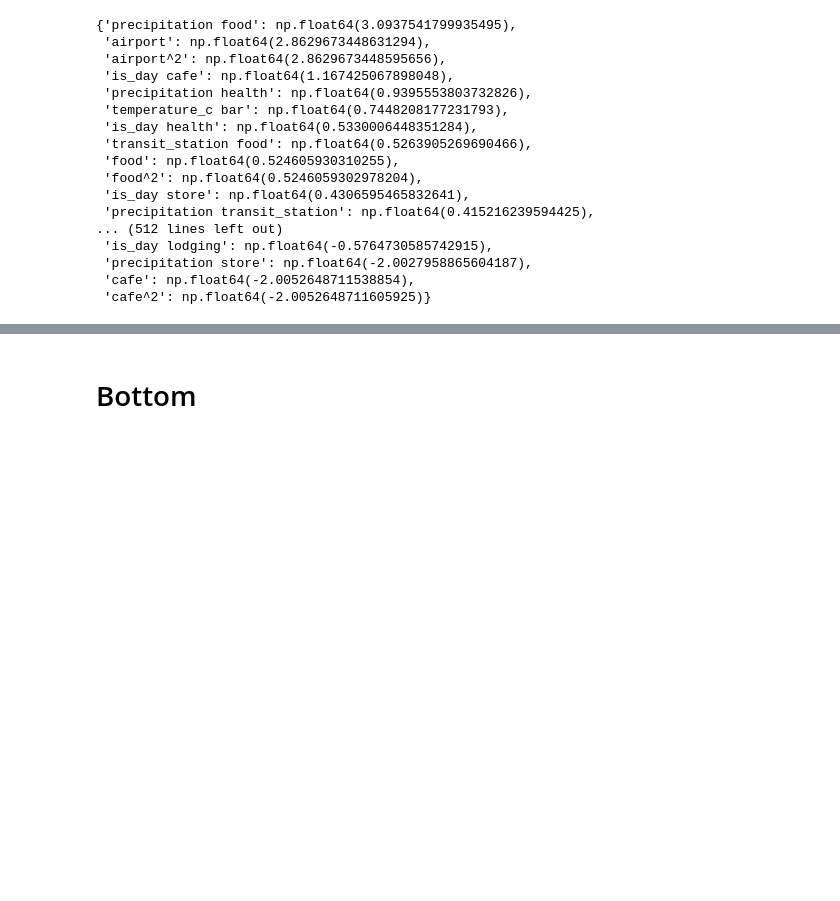
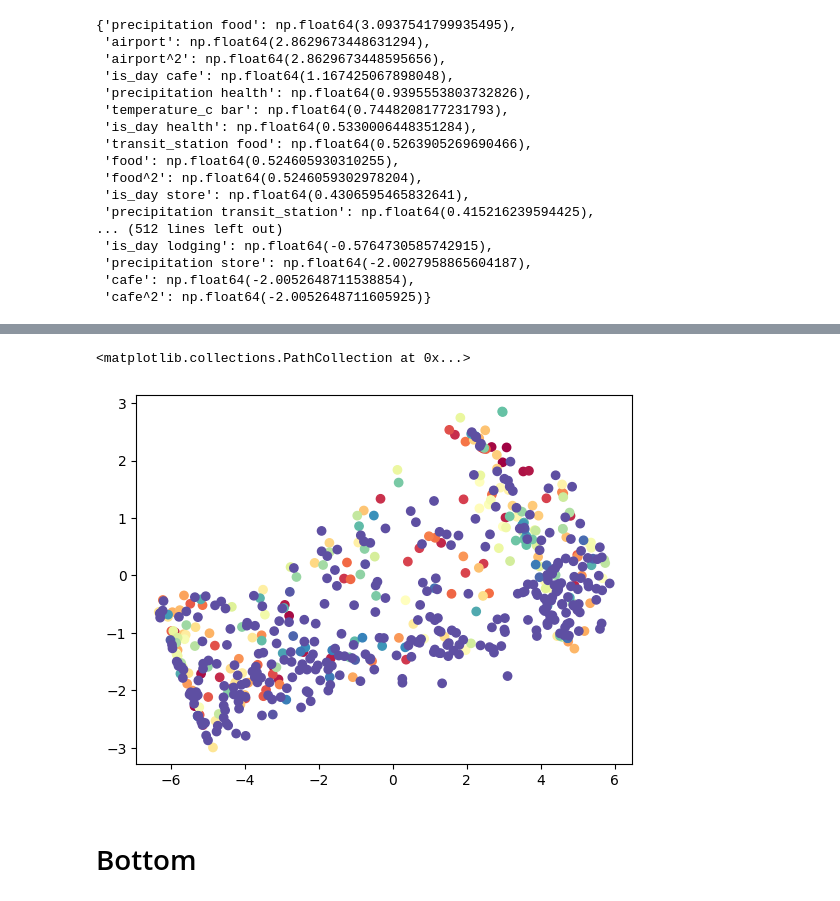
Before and after one commit to johnryanmcnally/tile_tracker_pipeline, a Jupyter notebook: model_scripts/model_exploration.ipynb, the cells around one changed output, grey strips where cells are left out. Saved outputs shown, nothing was run; the diff lists cells and outputs as text; code cells hidden in the pictures; blank space fills up the shorter version.

```diff
--- a/model_scripts/model_exploration.ipynb
+++ b/model_scripts/model_exploration.ipynb
@@ -292,0 +504,4 @@ feats
+# %%
+svd = TruncatedSVD(n_components=4)
+tdf = svd.fit_transform(mldf.drop(columns=['cluster_label']))
+tdf
@@ -292,0 +527,4 @@ feats
+# %%
+X_embedded = TSNE(n_components=2, learning_rate='auto',
+                  init='pca', perplexity=200, random_state=10).fit_transform(tdf)
+X_embedded
@@ -293,2 +539,10 @@ feats
+# %%
+keys = mldf['cluster_label']
+colors = plt.get_cmap(name='Spectral')
+colors = [colors(i) for i in range(len(keys))]
+plt.scatter(x = X_embedded[:,0], y = X_embedded[:,1], color=colors)
+# %% [output]
+<matplotlib.collections.PathCollection at 0x...>
+[figure, added]
 # %% [markdown]
 # Bottom
```
Also changed, not shown: parts of 17 cells of this notebook.
